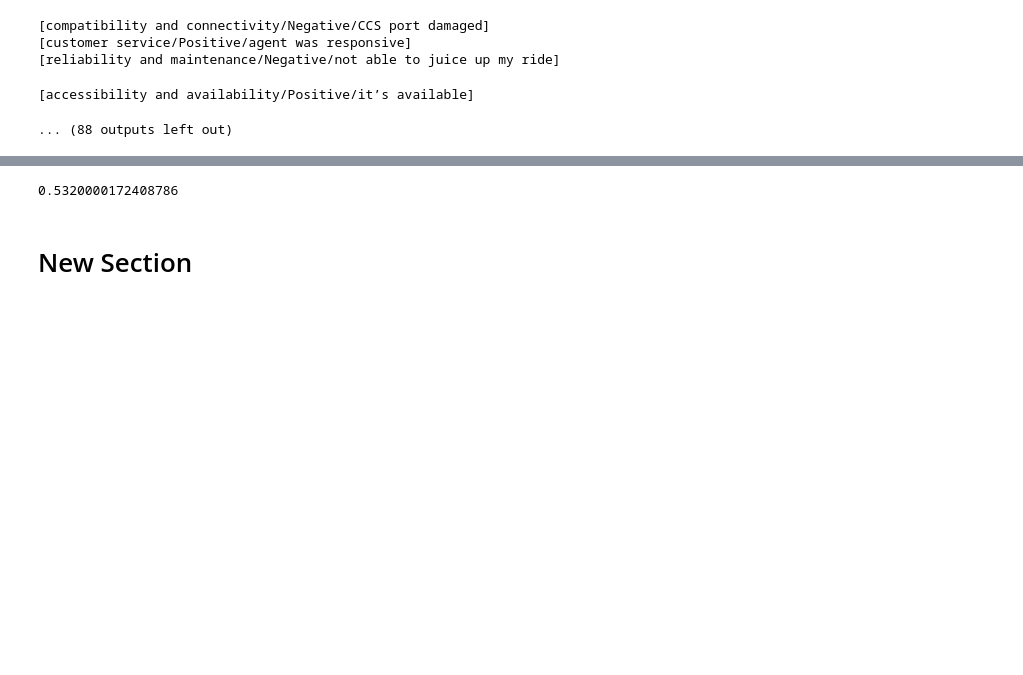
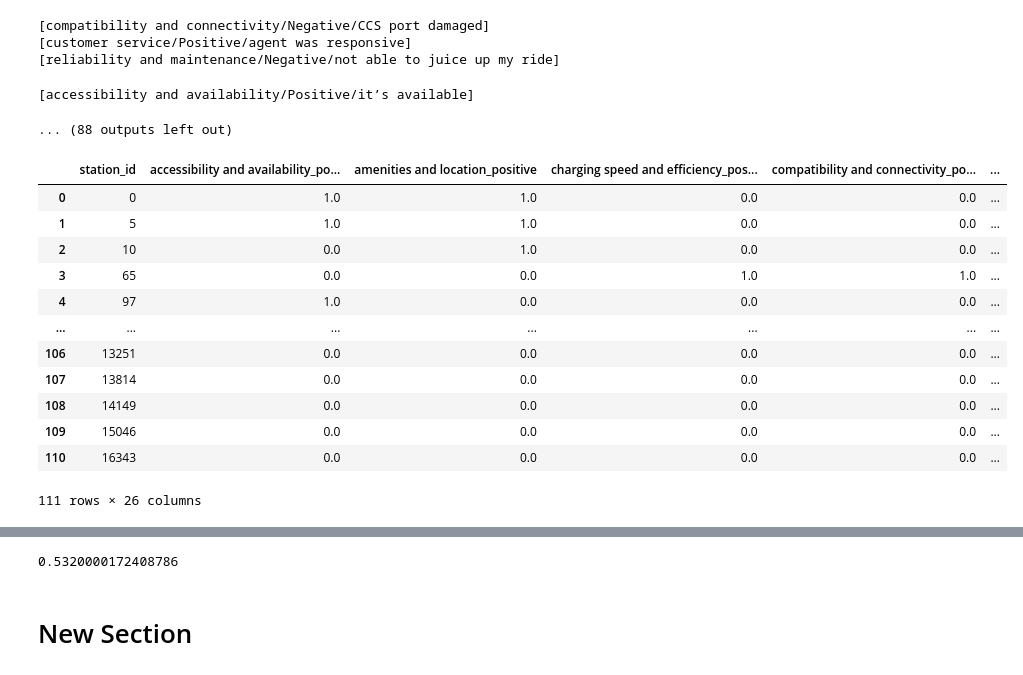
Before and after one commit to priest-yang/Electrifind, a Jupyter notebook: EV_MODEL_Sentiment_Analysis_Nov8.ipynb, the cells around one changed output, grey strips where cells are left out. Drawn from its saved outputs; the diff is of its cells as text; code cells hidden in the pictures; blank space fills up the shorter version.

```diff
--- a/EV_MODEL_Sentiment_Analysis_Nov8.ipynb
+++ b/EV_MODEL_Sentiment_Analysis_Nov8.ipynb
@@ -302,6 +308,22 @@ merged.fillna(0, inplace=True)
 # merged.station_id = merged.station_id.astype(int)
 # %%
 merged = merged.merge(df[['station_id', 'rating']],how='left', on='station_id')
+# %%
+merged
+# %% [output]
+|  | station_id | accessibility and availability_po... | amenities and location_positive | charging speed and efficiency_pos... | compatibility and connectivity_po... | ... |
+| 0 | 0 | 1.0 | 1.0 | 0.0 | 0.0 | ... |
+| 1 | 5 | 1.0 | 1.0 | 0.0 | 0.0 | ... |
+| 2 | 10 | 0.0 | 1.0 | 0.0 | 0.0 | ... |
+| 3 | 65 | 0.0 | 0.0 | 1.0 | 1.0 | ... |
+| 4 | 97 | 1.0 | 0.0 | 0.0 | 0.0 | ... |
+| ... | ... | ... | ... | ... | ... | ... |
+| 106 | 13251 | 0.0 | 0.0 | 0.0 | 0.0 | ... |
+| 107 | 13814 | 0.0 | 0.0 | 0.0 | 0.0 | ... |
+| 108 | 14149 | 0.0 | 0.0 | 0.0 | 0.0 | ... |
+| 109 | 15046 | 0.0 | 0.0 | 0.0 | 0.0 | ... |
+| 110 | 16343 | 0.0 | 0.0 | 0.0 | 0.0 | ... |
+111 rows × 26 columns
 # %%
 y = merged['rating']
 X = merged.drop(['rating', 'station_id'], axis=1)
```
Also changed, not shown: parts of 3 cells of this notebook, 3 other files.
